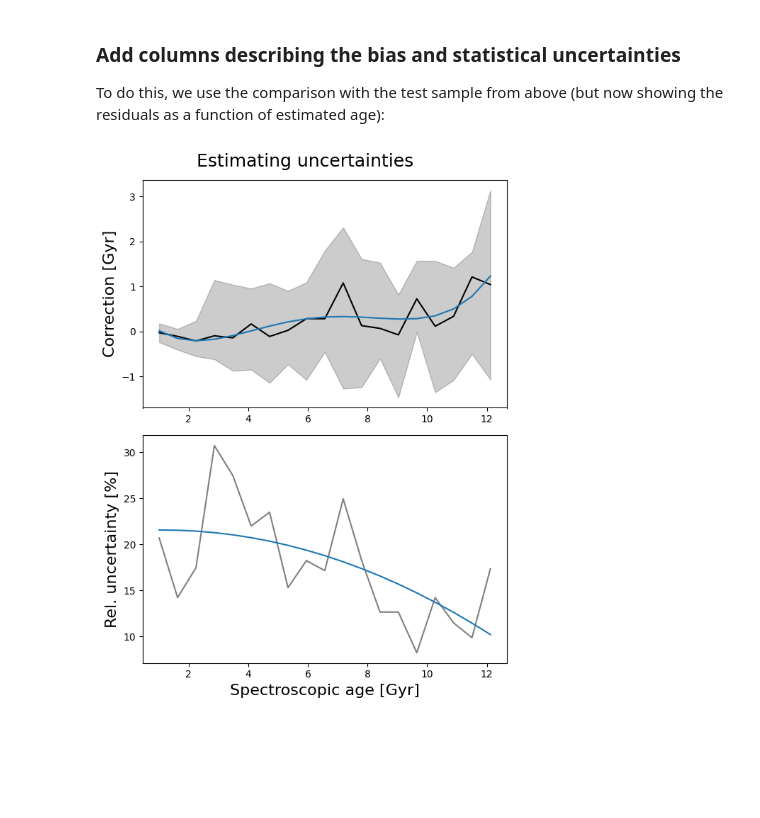
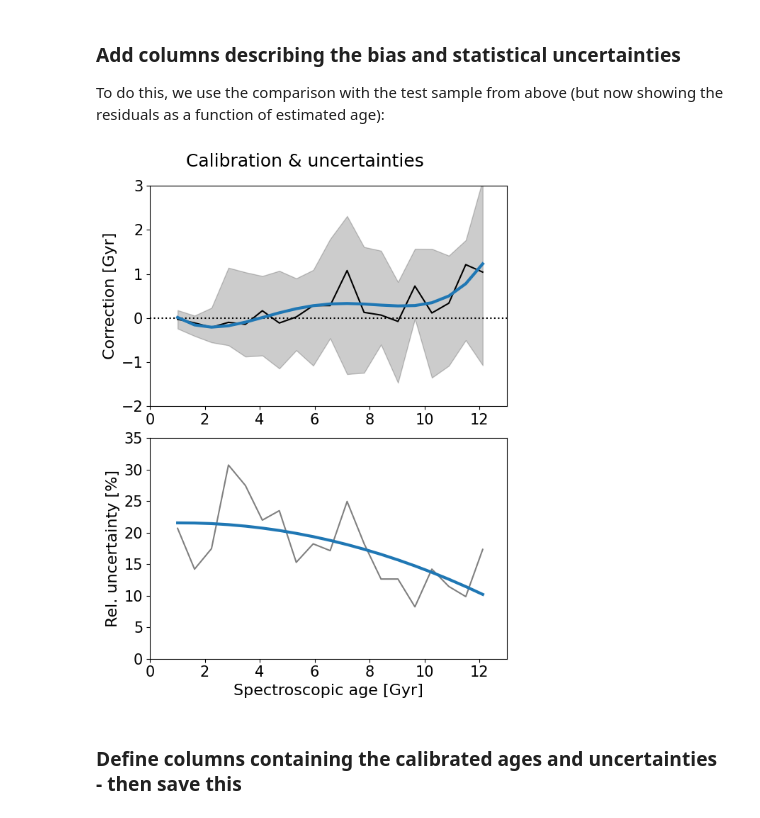
Before and after one commit to fjaellet/xgboost_chem_ages, a Jupyter notebook: py/train_xgboost_miglio2021.ipynb, the cells around one changed output. Drawn from its saved outputs; the diff is of its cells as text; code cells hidden in the pictures; blank space fills up the shorter version.

```diff
--- a/py/train_xgboost_miglio2021.ipynb
+++ b/py/train_xgboost_miglio2021.ipynb
@@ -3,9 +3,11 @@
 # %% [markdown]
 # Predicting ages from spectroscopic abundances with XGBoost
 # %%
-import numpy as np #numpy
+import numpy as np
 import pandas as pd
-import matplotlib.pyplot as plt  #matplotlib
+
+import matplotlib as mpl
+import matplotlib.pyplot as plt
 import matplotlib.gridspec as gridspec
 from matplotlib import colors
 from matplotlib.colors import LogNorm
@@ -14,10 +16,10 @@ from mpl_toolkits.mplot3d import Axes3D
 from mpl_toolkits.axes_grid1 import make_axes_locatable
 from matplotlib.ticker import NullFormatter
 
-import astropy.table  #astropy
+import astropy.table
 from astropy.table import Table, Column, MaskedColumn
 from astropy.visualization import astropy_mpl_style
-from scipy.stats import gaussian_kde  #scipy: science python
+from scipy.stats import gaussian_kde
 from scipy.interpolate import make_interp_spline
 
 import os.path
@@ -34,6 +36,9 @@ from itertools import product
 import pickle
 import warnings
 warnings.filterwarnings("ignore", category=DeprecationWarning)
+
+mpl.rc('xtick', labelsize=15)
+mpl.rc('ytick', labelsize=15)
 # %% [markdown]
 # Import the training table (APOGEE-Kepler dataset)
 
@@ -597,27 +634,34 @@ agebins, med, q16, q84 = running_median(pred, test_y-pred, nbins=20)
 # %%
+agebins, med, q16, q84 = running_median(pred, test_y-pred, nbins=20)
+
 f, (a0, a1) = plt.subplots(2, 1, height_ratios=[1, 1], figsize=(6,8))
 
 plt.axes(a0)
+plt.hlines(0,0,13, color="k", ls="dotted")
+plt.axis([0,13,-2,3])
 plt.plot(agebins, med, color="k")
 plt.fill_between(agebins, q84, q16, alpha=.2, color="k")
 med_fit = np.polyfit(agebins, med, 4)
 p1 = np.poly1d(med_fit)
-plt.plot(agebins, p1(agebins))
+plt.plot(agebins, p1(agebins), lw=3)
 plt.ylabel(r"Correction [Gyr]", fontsize=16)
 
 plt.axes(a1)
 uncert = 50.*(np.array(q84)-np.array(q16)) / np.array(agebins)
 plt.plot(agebins, uncert, color="grey")
 unc_fit = np.polyfit(agebins, uncert, 2)
 p2 = np.poly1d(unc_fit)
-plt.plot(agebins, p2(agebins))
+plt.plot(agebins, p2(agebins), lw=3)
+plt.axis([0,13,0,35])
 plt.xlabel(r"Spectroscopic age [Gyr]", fontsize=16)
 plt.ylabel(r"Rel. uncertainty [%]", fontsize=16)
-plt.suptitle(r"Estimating uncertainties", fontsize=18)
+plt.suptitle(r"Calibration & uncertainties", fontsize=18)
 plt.tight_layout()
 plt.savefig("../im/estimating_uncertainties.png")
 # %% [output]
-[figure, old version]
+[figure, new version]
+# %% [markdown]
+### Define columns containing the calibrated ages and uncertainties - then save this
 # %%
 save_big["spec_age_feb2023_calib"]  = np.round(pred_big + p1(pred_big), 2)
 save_big["spec_age_feb2023_uncert"] = np.round(0.01 * p2(pred_big) * pred_big, 2)
```
Also changed, not shown: parts of 25 cells of this notebook, 53 other files.
